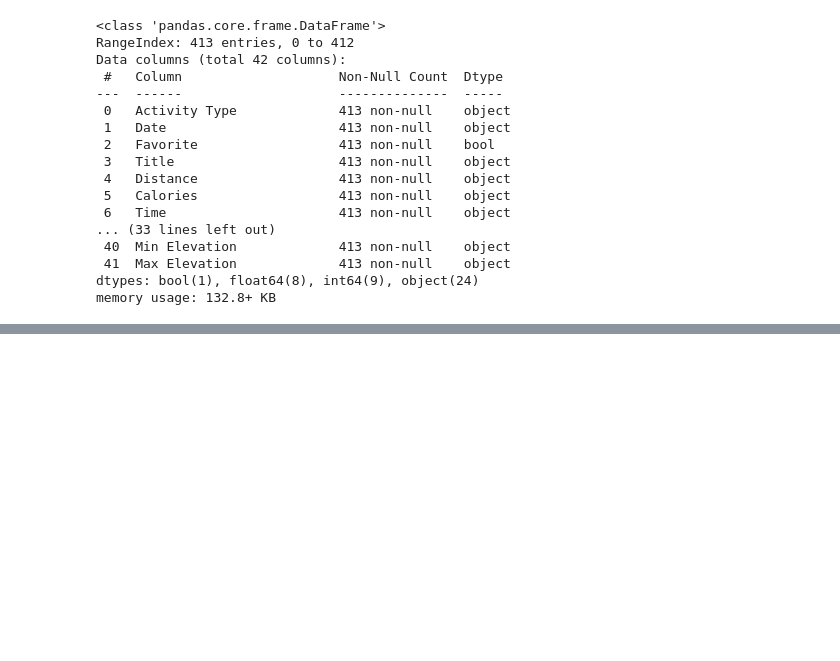
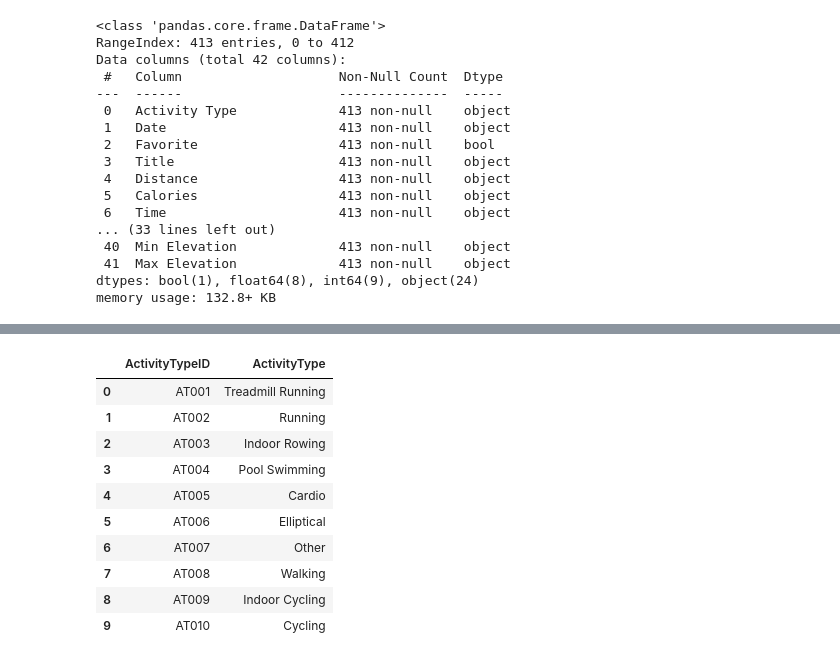
Before and after one commit to bernardtse/garmin-data-engineering, a Jupyter notebook: notebooks/etl_test.ipynb, the cells around one changed output, grey strips where cells are left out. Cells and saved outputs as stored; diff of their text form; code cells hidden in the pictures; blank space fills up the shorter version.

```diff
--- a/notebooks/etl_test.ipynb
+++ b/notebooks/etl_test.ipynb
@@ -52,3 +74,44 @@ df.describe()
+# %%
+def generate_alphanumeric_id(prefix, idx):
+    """
+    Generates an alphanumeric ID with a given prefix and index.
+
+    Parameters:
+    - prefix (str): The prefix for the ID.
+    - idx (int): The numeric index for the ID.
+
+    Returns:
+    - str: An alphanumeric ID.
+    """
+    return f"{prefix}{idx:03d}"  # Pads the index with zeros, e.g., AT001
+
+# Generate unique IDs for each activity type
+activity_types = df['Activity Type'].unique()
+
+# Generate Alphanumeric IDs
+alphanumeric_ids = [generate_alphanumeric_id("AT", i+1) for i in range(len(activity_types))]
+
+# Create a mapping DataFrame
+activity_types_df = pd.DataFrame({
+    'ActivityTypeID': alphanumeric_ids,
+    'ActivityType': activity_types
+})
+
+
+# Display the Activity Types table
+activity_types_df
+# %% [output]
+|  | ActivityTypeID | ActivityType |
+| 0 | AT001 | Treadmill Running |
+| 1 | AT002 | Running |
+| 2 | AT003 | Indoor Rowing |
+| 3 | AT004 | Pool Swimming |
+| 4 | AT005 | Cardio |
+| 5 | AT006 | Elliptical |
+| 6 | AT007 | Other |
+| 7 | AT008 | Walking |
+| 8 | AT009 | Indoor Cycling |
+| 9 | AT010 | Cycling |
 # %%
 # Drop columns where all values are 0
 df = df.loc[:, (df != 0).any(axis=0)]
```
Also changed, not shown: parts of 8 cells of this notebook.
